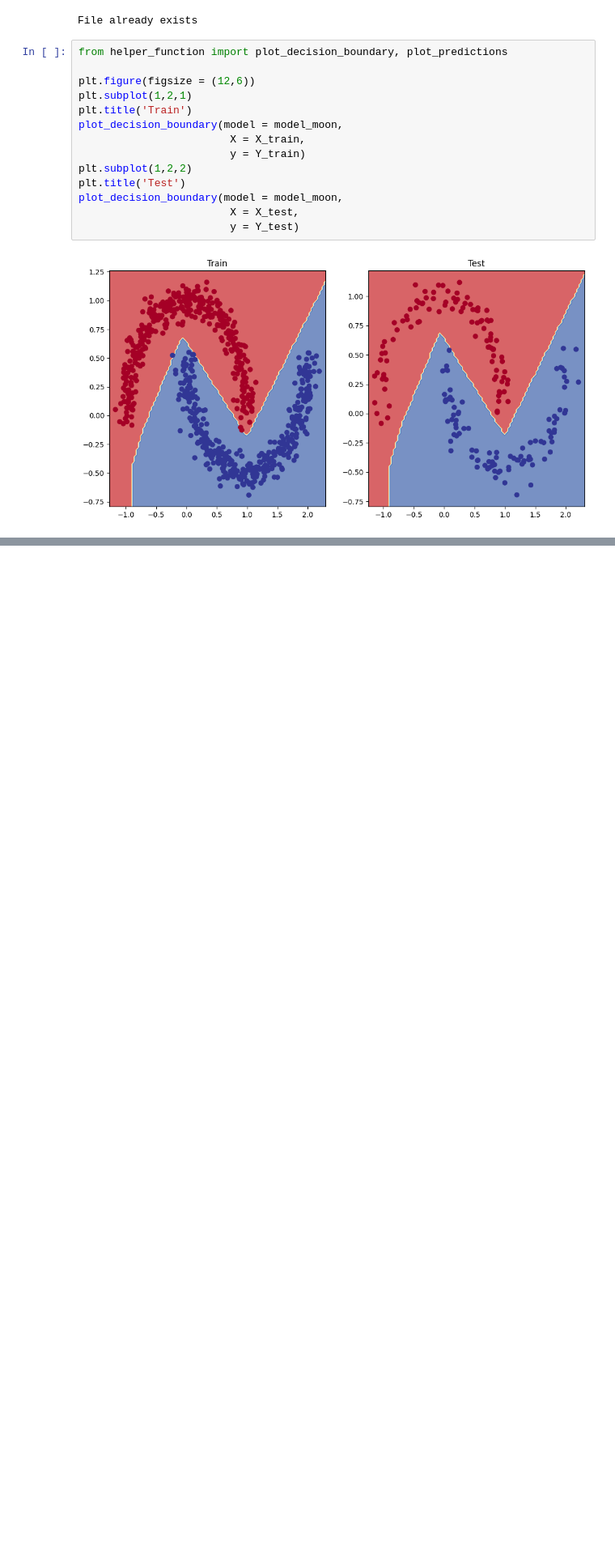
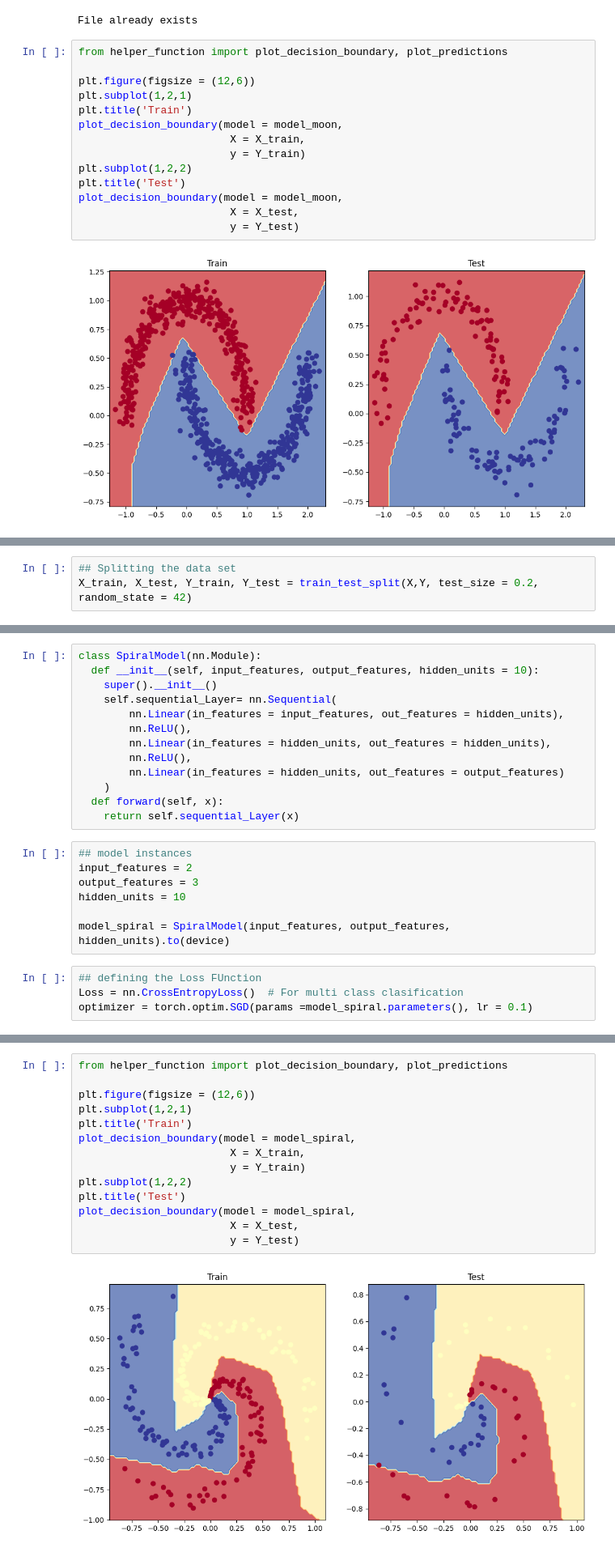
Before and after one commit to Alokiitdh/PyTorch, a Jupyter notebook: 02_PyTorch_NN_Classification.ipynb, the cells around one changed output, grey strips where cells are left out. Shown at 81% size. Cells and saved outputs as stored; diff of their text form; blank space fills up the shorter version.

```diff
--- a/02_PyTorch_NN_Classification.ipynb
+++ b/02_PyTorch_NN_Classification.ipynb
@@ -1315,0 +1361,3 @@ plot_decision_boundary(model = model_moon,
+# %%
+## Splitting the data set
+X_train, X_test, Y_train, Y_test = train_test_split(X,Y, test_size = 0.2, random_state = 42)
@@ -1315,0 +1374,24 @@ plot_decision_boundary(model = model_moon,
+# %%
+class SpiralModel(nn.Module):
+  def __init__(self, input_features, output_features, hidden_units = 10):
+    super().__init__()
+    self.sequential_Layer= nn.Sequential(
+        nn.Linear(in_features = input_features, out_features = hidden_units),
+        nn.ReLU(),
+        nn.Linear(in_features = hidden_units, out_features = hidden_units),
+        nn.ReLU(),
+        nn.Linear(in_features = hidden_units, out_features = output_features)
+    )
+  def forward(self, x):
+    return self.sequential_Layer(x)
+# %%
+## model instances
+input_features = 2
+output_features = 3
+hidden_units = 10
+
+model_spiral = SpiralModel(input_features, output_features, hidden_units).to(device)
+# %%
+## defining the Loss FUnction
+Loss = nn.CrossEntropyLoss()  # For multi class clasification
+optimizer = torch.optim.SGD(params =model_spiral.parameters(), lr = 0.1)
@@ -1315,0 +1473,16 @@ plot_decision_boundary(model = model_moon,
+# %%
+from helper_function import plot_decision_boundary, plot_predictions
+
+plt.figure(figsize = (12,6))
+plt.subplot(1,2,1)
+plt.title('Train')
+plot_decision_boundary(model = model_spiral,
+                        X = X_train,
+                        y = Y_train)
+plt.subplot(1,2,2)
+plt.title('Test')
+plot_decision_boundary(model = model_spiral,
+                        X = X_test,
+                        y = Y_test)
+# %% [output]
+[figure, added]
```
Also changed, not shown: parts of 10 cells of this notebook.
